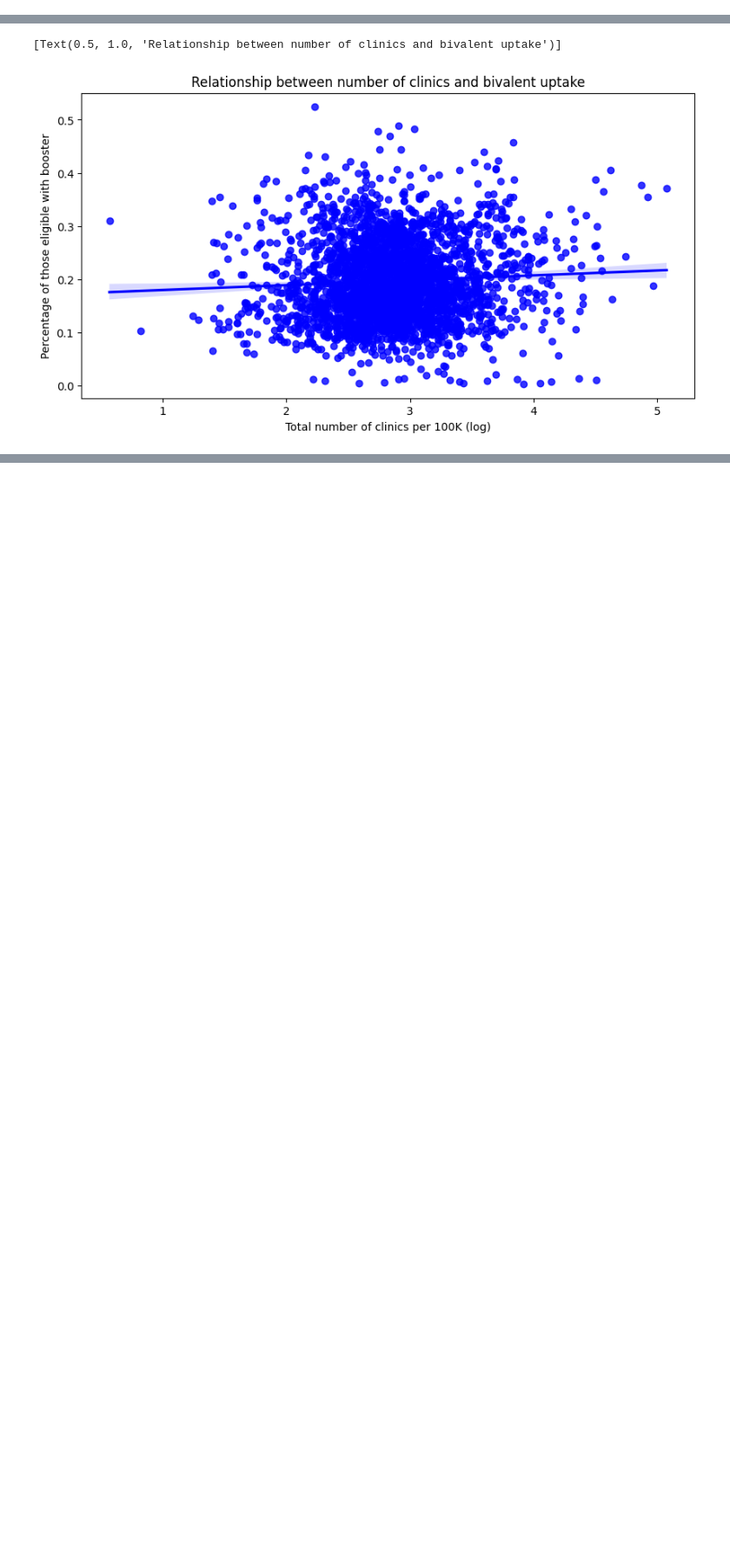
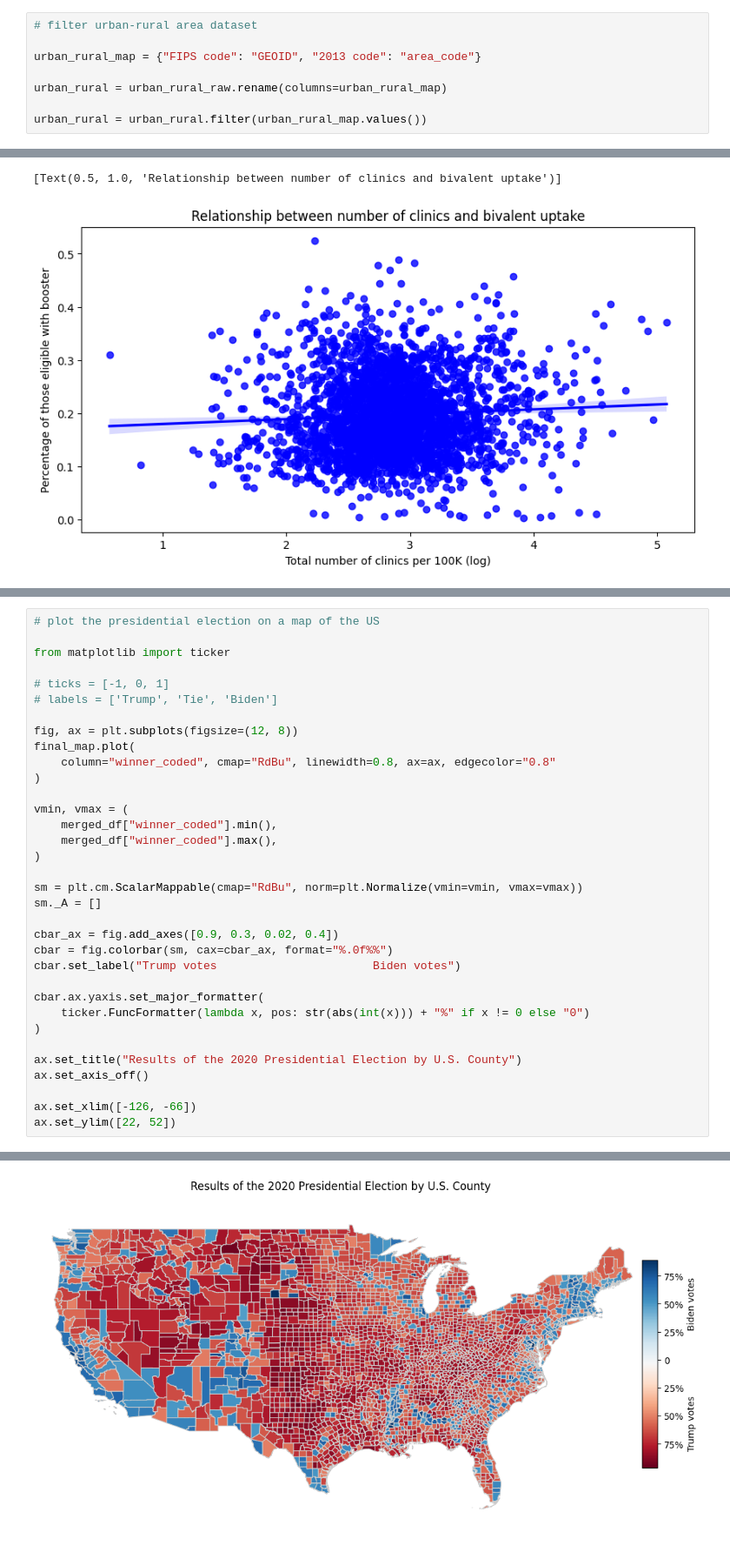
Before and after one commit to youribenadjaoud/mph-thesis, a Jupyter notebook: src/notebooks/county_level.ipynb, the cells around one changed output, grey strips where cells are left out. Shown at 87% size. Cells and saved outputs as stored; diff of their text form; blank space fills up the shorter version.

```diff
--- a/src/notebooks/county_level.ipynb
+++ b/src/notebooks/county_level.ipynb
@@ -913,0 +945,8 @@ demographics
+# %%
+# filter urban-rural area dataset
+
+urban_rural_map = {"FIPS code": "GEOID", "2013 code": "area_code"}
+
+urban_rural = urban_rural_raw.rename(columns=urban_rural_map)
+
+urban_rural = urban_rural.filter(urban_rural_map.values())
@@ -1208,0 +1339,35 @@ ax.set_ylim([22, 52])
+# %%
+# plot the presidential election on a map of the US
+
+from matplotlib import ticker
+
+# ticks = [-1, 0, 1]
+# labels = ['Trump', 'Tie', 'Biden']
+
+fig, ax = plt.subplots(figsize=(12, 8))
+final_map.plot(
+    column="winner_coded", cmap="RdBu", linewidth=0.8, ax=ax, edgecolor="0.8"
+)
+
+vmin, vmax = (
+    merged_df["winner_coded"].min(),
+    merged_df["winner_coded"].max(),
+)
+
+sm = plt.cm.ScalarMappable(cmap="RdBu", norm=plt.Normalize(vmin=vmin, vmax=vmax))
+sm._A = []
+
+cbar_ax = fig.add_axes([0.9, 0.3, 0.02, 0.4])
+cbar = fig.colorbar(sm, cax=cbar_ax, format="%.0f%%")
+cbar.set_label("Trump votes                       Biden votes")
+
+cbar.ax.yaxis.set_major_formatter(
+    ticker.FuncFormatter(lambda x, pos: str(abs(int(x))) + "%" if x != 0 else "0")
+)
+
+ax.set_title("Results of the 2020 Presidential Election by U.S. County")
+ax.set_axis_off()
+
+ax.set_xlim([-126, -66])
+ax.set_ylim([22, 52])
+# %% [output]
@@ -1208,0 +1375 @@ ax.set_ylim([22, 52])
+[figure, added]
```
Also changed, not shown: parts of 29 cells of this notebook.
